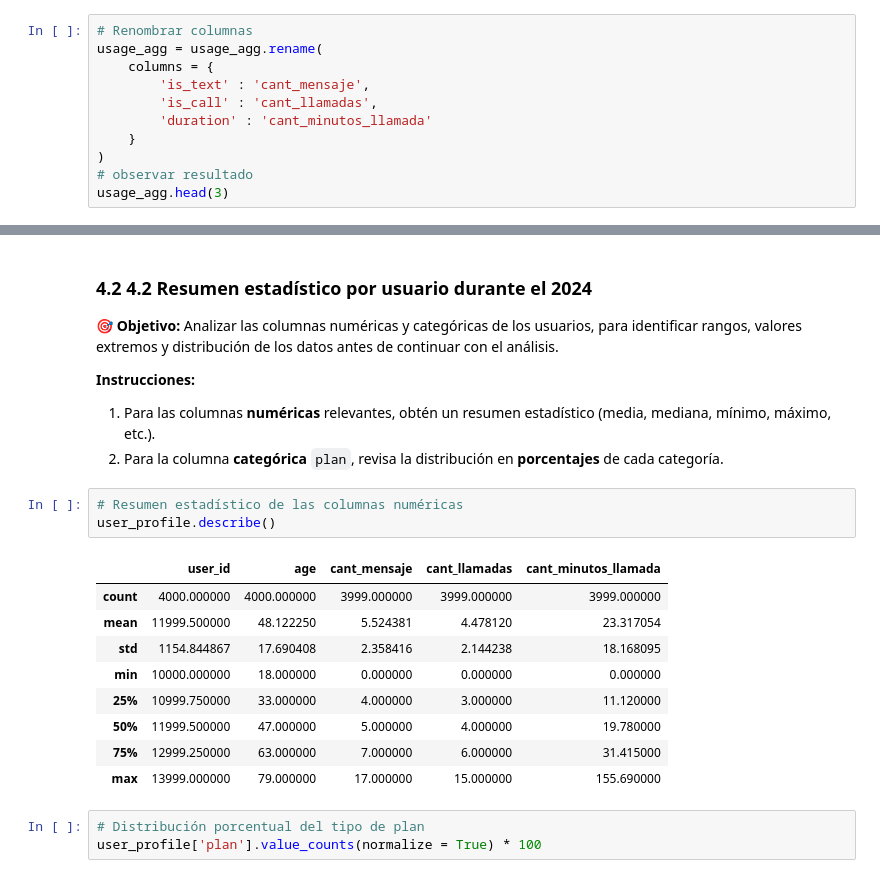
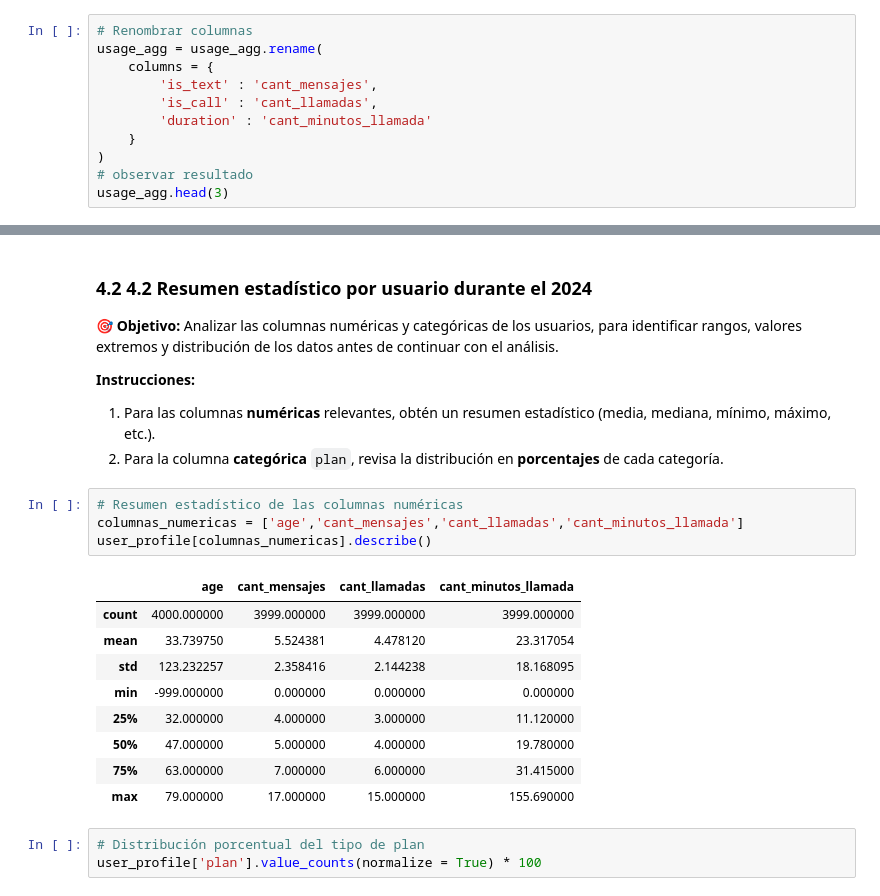
Before and after one commit to iralgom/telecom-analysis, a Jupyter notebook: S7 Version-Estudiante-Project-ConnectaTel.ipynb, the cells around one changed output, grey strips where cells are left out. Cells and saved outputs as stored; diff of their text form.

```diff
--- a/S7 Version-Estudiante-Project-ConnectaTel.ipynb
+++ b/S7 Version-Estudiante-Project-ConnectaTel.ipynb
@@ -512,7 +718,7 @@ usage_agg.head(3)
 # Renombrar columnas
 usage_agg = usage_agg.rename(
     columns = {
-        'is_text' : 'cant_mensaje',
+        'is_text' : 'cant_mensajes',
         'is_call' : 'cant_llamadas',
         'duration' : 'cant_minutos_llamada'
     }
@@ -549,17 +777,18 @@ user_profile.head(5)
 2. Para la columna **categórica** `plan`, revisa la distribución en **porcentajes** de cada categoría.
 # %%
 # Resumen estadístico de las columnas numéricas
-user_profile.describe()
+columnas_numericas = ['age','cant_mensajes','cant_llamadas','cant_minutos_llamada']
+user_profile[columnas_numericas].describe()
 # %% [output]
-|  | user_id | age | cant_mensaje | cant_llamadas | cant_minutos_llamada |
-| count | 4000.000000 | 4000.000000 | 3999.000000 | 3999.000000 | 3999.000000 |
-| mean | 11999.500000 | 48.122250 | 5.524381 | 4.478120 | 23.317054 |
-| std | 1154.844867 | 17.690408 | 2.358416 | 2.144238 | 18.168095 |
-| min | 10000.000000 | 18.000000 | 0.000000 | 0.000000 | 0.000000 |
-| 25% | 10999.750000 | 33.000000 | 4.000000 | 3.000000 | 11.120000 |
-| 50% | 11999.500000 | 47.000000 | 5.000000 | 4.000000 | 19.780000 |
-| 75% | 12999.250000 | 63.000000 | 7.000000 | 6.000000 | 31.415000 |
-| max | 13999.000000 | 79.000000 | 17.000000 | 15.000000 | 155.690000 |
+|  | age | cant_mensajes | cant_llamadas | cant_minutos_llamada |
+| count | 4000.000000 | 3999.000000 | 3999.000000 | 3999.000000 |
+| mean | 33.739750 | 5.524381 | 4.478120 | 23.317054 |
+| std | 123.232257 | 2.358416 | 2.144238 | 18.168095 |
+| min | -999.000000 | 0.000000 | 0.000000 | 0.000000 |
+| 25% | 32.000000 | 4.000000 | 3.000000 | 11.120000 |
+| 50% | 47.000000 | 5.000000 | 4.000000 | 19.780000 |
+| 75% | 63.000000 | 7.000000 | 6.000000 | 31.415000 |
+| max | 79.000000 | 17.000000 | 15.000000 | 155.690000 |
 # %%
 # Distribución porcentual del tipo de plan
 user_profile['plan'].value_counts(normalize = True) * 100
```
Also changed, not shown: parts of 40 cells of this notebook.
